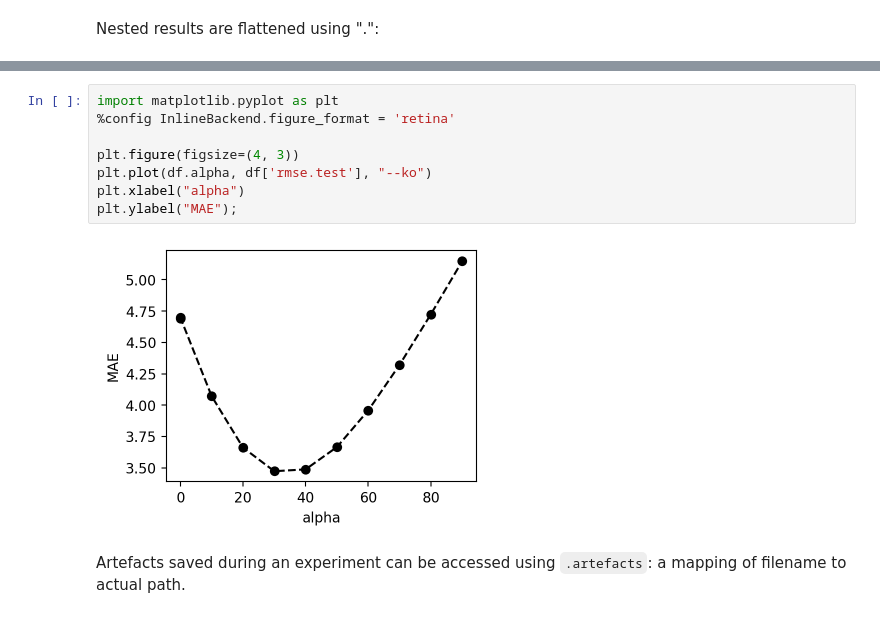
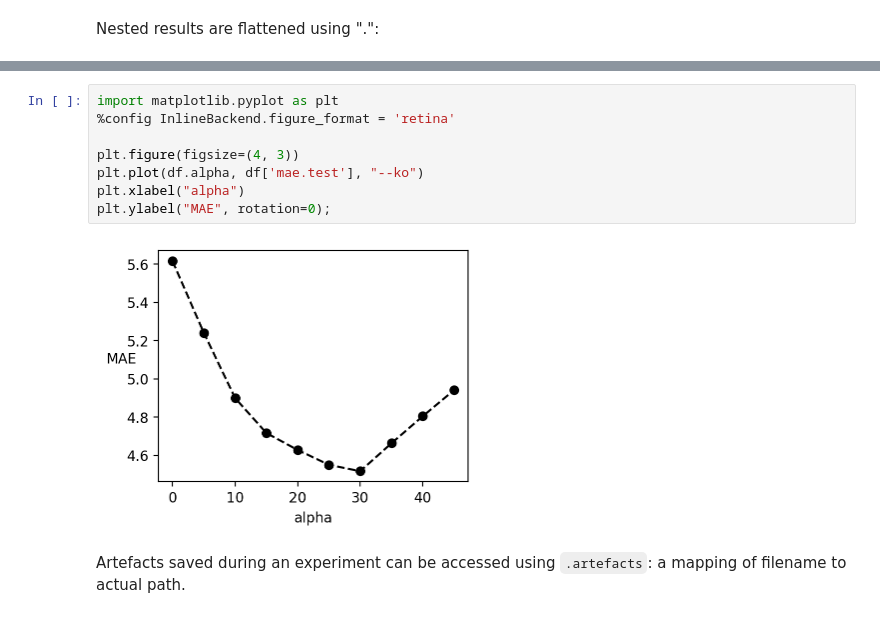
Before and after one commit to jla-gardner/digital-experiments, a Jupyter notebook: examples/digital_experiments.ipynb, the cells around one changed output, grey strips where cells are left out. Saved outputs shown, nothing was run; the diff lists cells and outputs as text.

```diff
--- a/examples/digital_experiments.ipynb
+++ b/examples/digital_experiments.ipynb
@@ -175,13 +176,13 @@ df.head()
 # %%
 import matplotlib.pyplot as plt
 %config InlineBackend.figure_format = 'retina'
 
 plt.figure(figsize=(4, 3))
-plt.plot(df.alpha, df['rmse.test'], "--ko")
+plt.plot(df.alpha, df['mae.test'], "--ko")
 plt.xlabel("alpha")
-plt.ylabel("MAE");
+plt.ylabel("MAE", rotation=0);
 # %% [output]
-[figure, old version]
+[figure, new version]
 # %% [markdown]
 Artefacts saved during an experiment can be accessed using `.artefacts`: a mapping of filename to actual path.
 # %%
```
Also changed, not shown: parts of 13 cells of this notebook, 5 other files.
